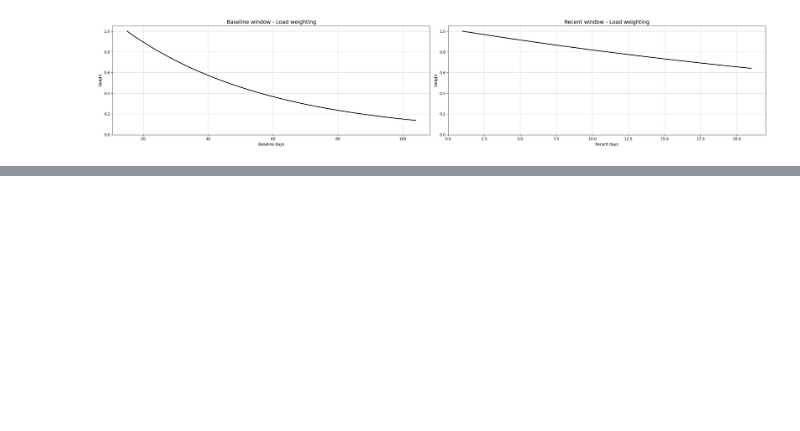
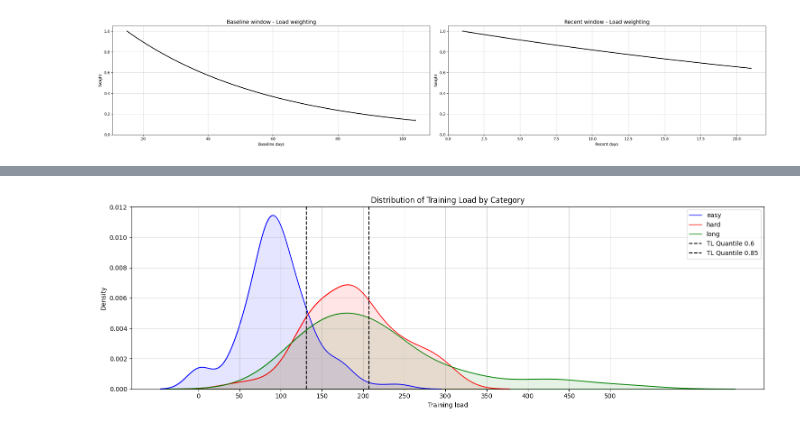
Before and after one commit to 1312Bravo/TrainingPeaks_customLog, a Jupyter notebook: analysis/history_aware_relative_stratified_training_load/analysis.ipynb, the cells around one changed output, grey strips where cells are left out. Drawn from its saved outputs; the diff is of its cells as text; code cells hidden in the pictures; blank space fills up the shorter version.

```diff
--- a/analysis/history_aware_relative_stratified_training_load/analysis.ipynb
+++ b/analysis/history_aware_relative_stratified_training_load/analysis.ipynb
@@ -13,0 +26,14 @@ from analysis.history_aware_relative_stratified_training_load import config as s
+# %%
+# Get Training data
+
+user = "urh"
+user_config = config.USER_CONFIGURATIONS[user]
+
+googleDrive_client = gspread.authorize(config.DRIVE_CREDENTIALS)
+training_data, _ = hf.import_google_sheet(
+    googleDrive_client=googleDrive_client,
+    filename=user_config["gdrive_activity_log_filename"],
+    sheet_name=config.BASIC_ACTIVITY_STATISTICS_SHEET_NAME
+    )
+
+training_data = hf.data_safe_convert_to_numeric(training_data)
@@ -42,0 +178,27 @@ fig.savefig("analysissaved_filed.png", dpi=150, bbox_inches="tight")
+# %%
+# Training load distribution
+fig, ax = plt.subplots(1,1, figsize=(15,5))
+
+colors = {"easy": "blue", "hard": "red", "long": "green", "other": "grey"}
+categories = ["easy", "hard", "long"] # "other"
+
+for cat in categories:
+    tmp = rtl_data.query("training_type_description == @cat")["Training load"]
+    color = colors[cat]
+    sns.kdeplot(tmp, color=color, fill=True, alpha=0.1, ax=ax)
+    sns.kdeplot(tmp, color=color, fill=False, alpha=1.0, ax=ax, label=cat, linewidth=1)
+
+ax.axvline(x = quantile_06, color="black", linestyle="--", label = "TL Quantile 0.6")
+ax.axvline(x = quantile_085, color="black", linestyle="--", label = "TL Quantile 0.85")
+
+ax.set_xticks(np.arange(0, rtl_data["Training load"].max()+1, step=50))
+ax.set_xlabel("Training load")
+ax.set_ylabel("Density")
+ax.set_title("Distribution of Training Load by Category")
+ax.legend()
+
+plt.grid(alpha=0.5)
+plt.tight_layout()
+plt.show()
+# %% [output]
+[figure, added]
```
Also changed, not shown: parts of 10 cells of this notebook, 1 other file.
